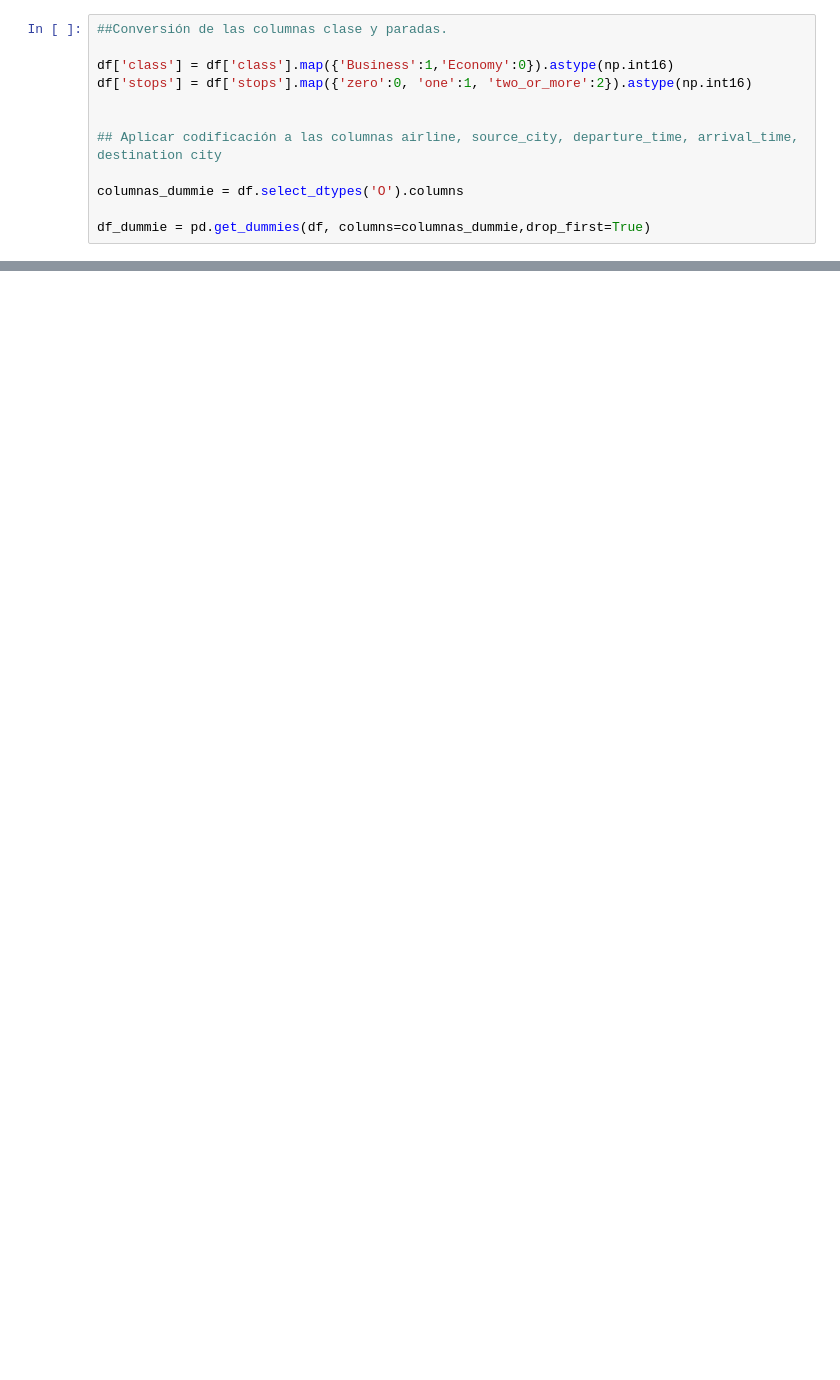
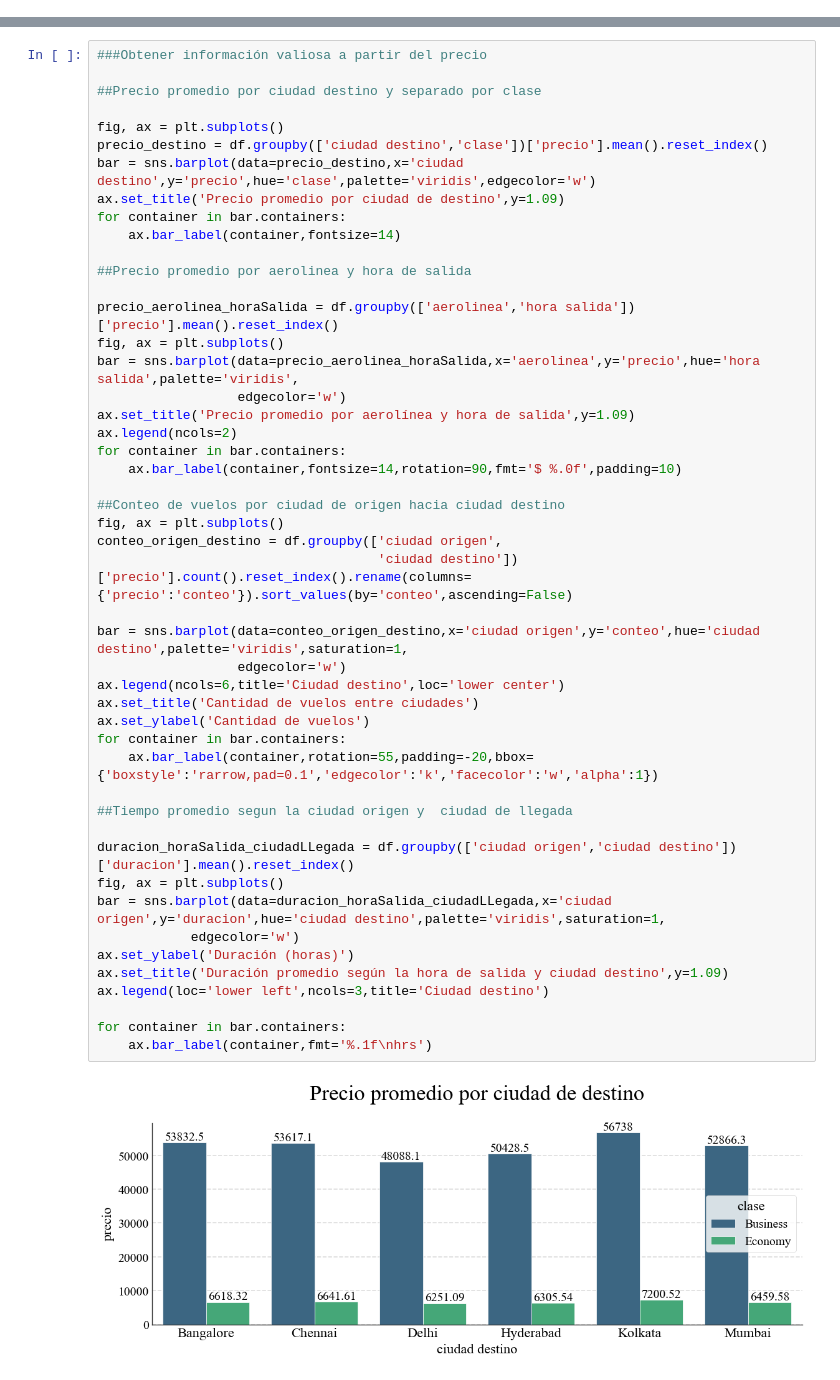
Before and after one commit to pablocarmona1527/Data_analyst, a Jupyter notebook: flights/flights_prediction.ipynb, the cells around one changed output, grey strips where cells are left out. Drawn from its saved outputs; the diff is of its cells as text; blank space fills up the shorter version.

```diff
--- a/flights/flights_prediction.ipynb
+++ b/flights/flights_prediction.ipynb
@@ -153,12 +214,0 @@ for i, col in enumerate(num):
-# %%
-##Conversión de las columnas clase y paradas.
-
-df['class'] = df['class'].map({'Business':1,'Economy':0}).astype(np.int16)
-df['stops'] = df['stops'].map({'zero':0, 'one':1, 'two_or_more':2}).astype(np.int16)
-
-
-## Aplicar codificación a las columnas airline, source_city, departure_time, arrival_time, destination city
-
-columnas_dummie = df.select_dtypes('O').columns
-
-df_dummie = pd.get_dummies(df, columns=columnas_dummie,drop_first=True)
@@ -297,0 +215,50 @@ RandomForestRegressor(n_jobs=-1) 0.985059821341606
+# %%
+###Obtener información valiosa a partir del precio
+
+##Precio promedio por ciudad destino y separado por clase
+
+fig, ax = plt.subplots()
+precio_destino = df.groupby(['ciudad destino','clase'])['precio'].mean().reset_index()
+bar = sns.barplot(data=precio_destino,x='ciudad destino',y='precio',hue='clase',palette='viridis',edgecolor='w')
+ax.set_title('Precio promedio por ciudad de destino',y=1.09)
+for container in bar.containers:
+    ax.bar_label(container,fontsize=14)
+
+##Precio promedio por aerolinea y hora de salida
+
+precio_aerolinea_horaSalida = df.groupby(['aerolinea','hora salida'])['precio'].mean().reset_index()
+fig, ax = plt.subplots()
+bar = sns.barplot(data=precio_aerolinea_horaSalida,x='aerolinea',y='precio',hue='hora salida',palette='viridis',
+                  edgecolor='w')
+ax.set_title('Precio promedio por aerolínea y hora de salida',y=1.09)
+ax.legend(ncols=2)
+for container in bar.containers:
+    ax.bar_label(container,fontsize=14,rotation=90,fmt='$ %.0f',padding=10)
+
+##Conteo de vuelos por ciudad de origen hacia ciudad destino
+fig, ax = plt.subplots()
+conteo_origen_destino = df.groupby(['ciudad origen',
+                                    'ciudad destino'])['precio'].count().reset_index().rename(columns={'precio':'conteo'}).sort_values(by='conteo',ascending=False)
+
+bar = sns.barplot(data=conteo_origen_destino,x='ciudad origen',y='conteo',hue='ciudad destino',palette='viridis',saturation=1,
+                  edgecolor='w')
+ax.legend(ncols=6,title='Ciudad destino',loc='lower center')
+ax.set_title('Cantidad de vuelos entre ciudades')
+ax.set_ylabel('Cantidad de vuelos')
+for container in bar.containers:
+    ax.bar_label(container,rotation=55,padding=-20,bbox={'boxstyle':'rarrow,pad=0.1','edgecolor':'k','facecolor':'w','alpha':1})
+
+##Tiempo promedio segun la ciudad origen y  ciudad de llegada
+
+duracion_horaSalida_ciudadLLegada = df.groupby(['ciudad origen','ciudad destino'])['duracion'].mean().reset_index()
+fig, ax = plt.subplots()
+bar = sns.barplot(data=duracion_horaSalida_ciudadLLegada,x='ciudad origen',y='duracion',hue='ciudad destino',palette='viridis',saturation=1,
+            edgecolor='w')
+ax.set_ylabel('Duración (horas)')
+ax.set_title('Duración promedio según la hora de salida y ciudad destino',y=1.09)
+ax.legend(loc='lower left',ncols=3,title='Ciudad destino')
+
+for container in bar.containers:
+    ax.bar_label(container,fmt='%.1f\nhrs')
+# %% [output]
+[figure, added]
```
Also changed, not shown: parts of 30 cells of this notebook.
